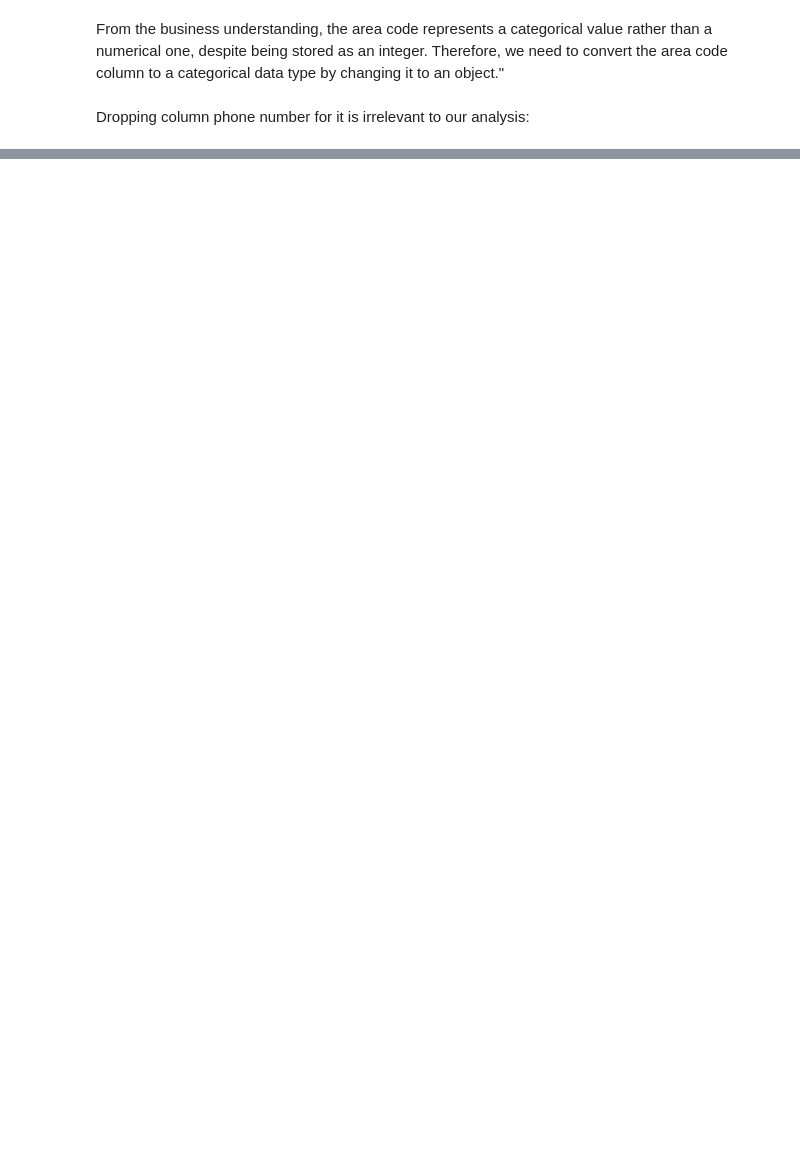
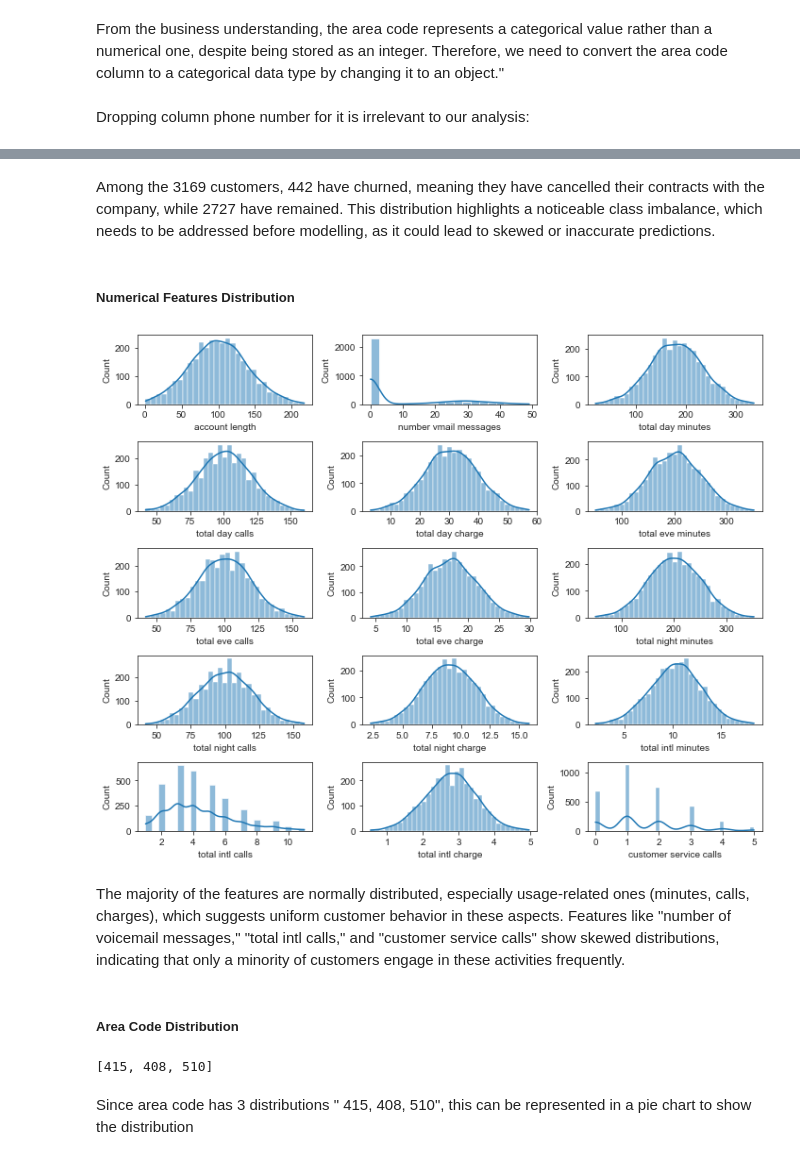
Before and after one commit to ANGI3MAINA/SyriaTel-Customer-Churn-Prediction, a Jupyter notebook: code.ipynb, the cells around one changed output, grey strips where cells are left out. Cells and saved outputs as stored; diff of their text form; code cells hidden in the pictures; blank space fills up the shorter version.

```diff
--- a/code.ipynb
+++ b/code.ipynb
@@ -229,0 +330,47 @@ df = df.drop("phone number", axis=1)
+# %% [markdown]
+Among the 3169 customers, 442 have churned, meaning they have cancelled their contracts with the company, while 2727 have remained. This distribution highlights a noticeable class imbalance, which needs to be addressed before modelling, as it could lead to skewed or inaccurate predictions.
+# %% [markdown]
+##### Numerical Features Distribution
+# %%
+# List of numeric features
+numeric_features = [
+    'account length', 'number vmail messages', 'total day minutes', 'total day calls', 'total day charge',
+    'total eve minutes', 'total eve calls', 'total eve charge', 'total night minutes', 'total night calls',
+    'total night charge', 'total intl minutes', 'total intl calls', 'total intl charge', 'customer service calls'
+]
+
+# Determine number of subplots
+num_features = len(numeric_features)
+nrows, ncols = divmod(num_features, 3)
+nrows += 1 if ncols > 0 else 0  # Adjust for uneven last row
+
+# Create subplots grid
+fig, axes = plt.subplots(nrows=nrows, ncols=3, figsize=(10, 8))
+
+# Plot histograms for each numeric feature
+for idx, feature in enumerate(numeric_features):
+    row, col = divmod(idx, 3)
+    sns.histplot(df[feature], kde=True, ax=axes[row, col])
+    axes[row, col].set_xlabel(feature)
+    axes[row, col].set_ylabel("Count")
+
+# Remove unused subplots if any
+for idx in range(num_features, nrows * 3):
+    fig.delaxes(axes.flatten()[idx])
+
+# Tight layout for spacing and show the plot
+plt.tight_layout()
+plt.show()
+# %% [output]
+[figure, added]
+# %% [markdown]
+The majority of the features are normally distributed, especially usage-related ones (minutes, calls, charges), which suggests uniform customer behavior in these aspects.
+Features like "number of voicemail messages," "total intl calls," and "customer service calls" show skewed distributions, indicating that only a minority of customers engage in these activities frequently.
+# %% [markdown]
+##### Area Code Distribution
+# %%
+df['area code'].unique().tolist()
+# %% [output]
+[415, 408, 510]
+# %% [markdown]
+Since area code has 3 distributions " 415, 408, 510", this can be represented in a pie chart to show the distribution
```
Also changed, not shown: parts of 15 cells of this notebook.
